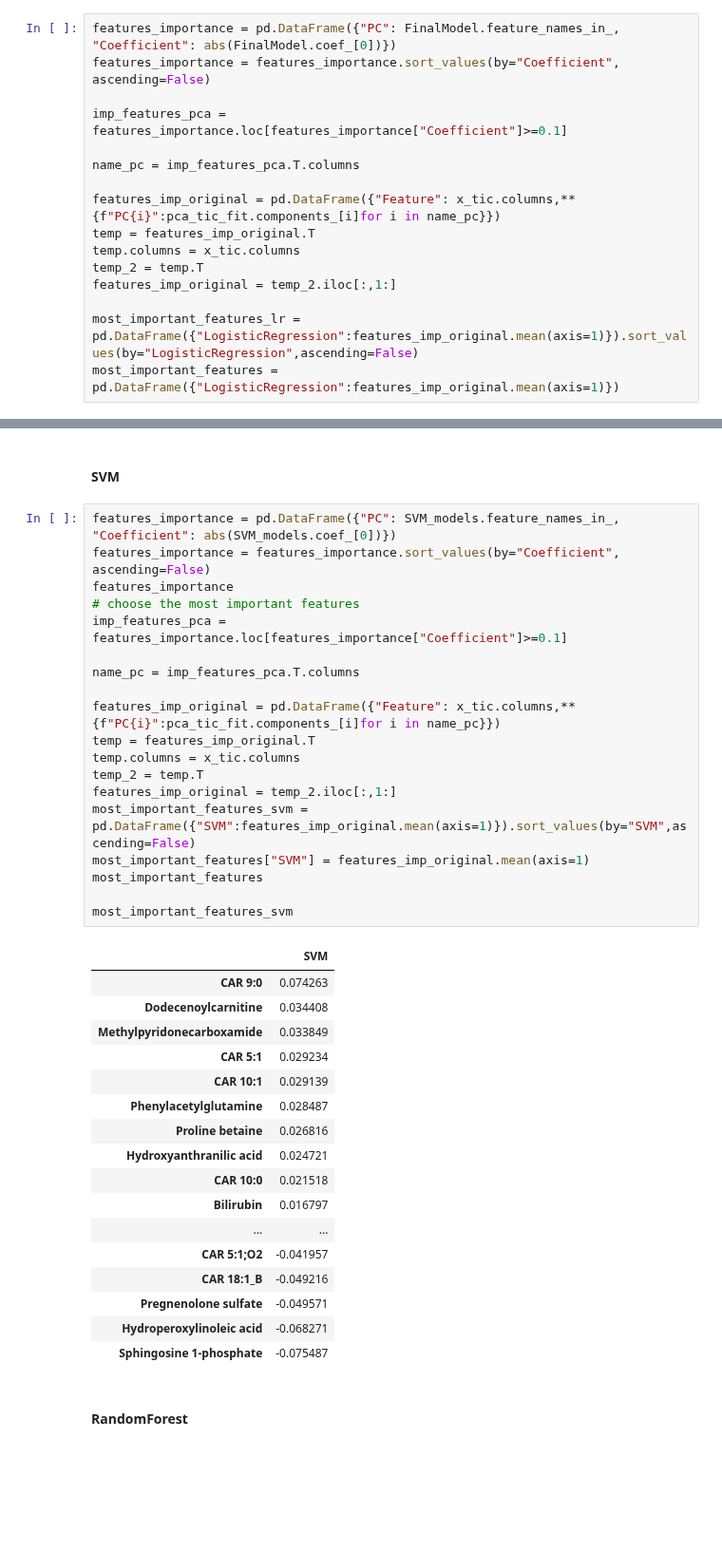
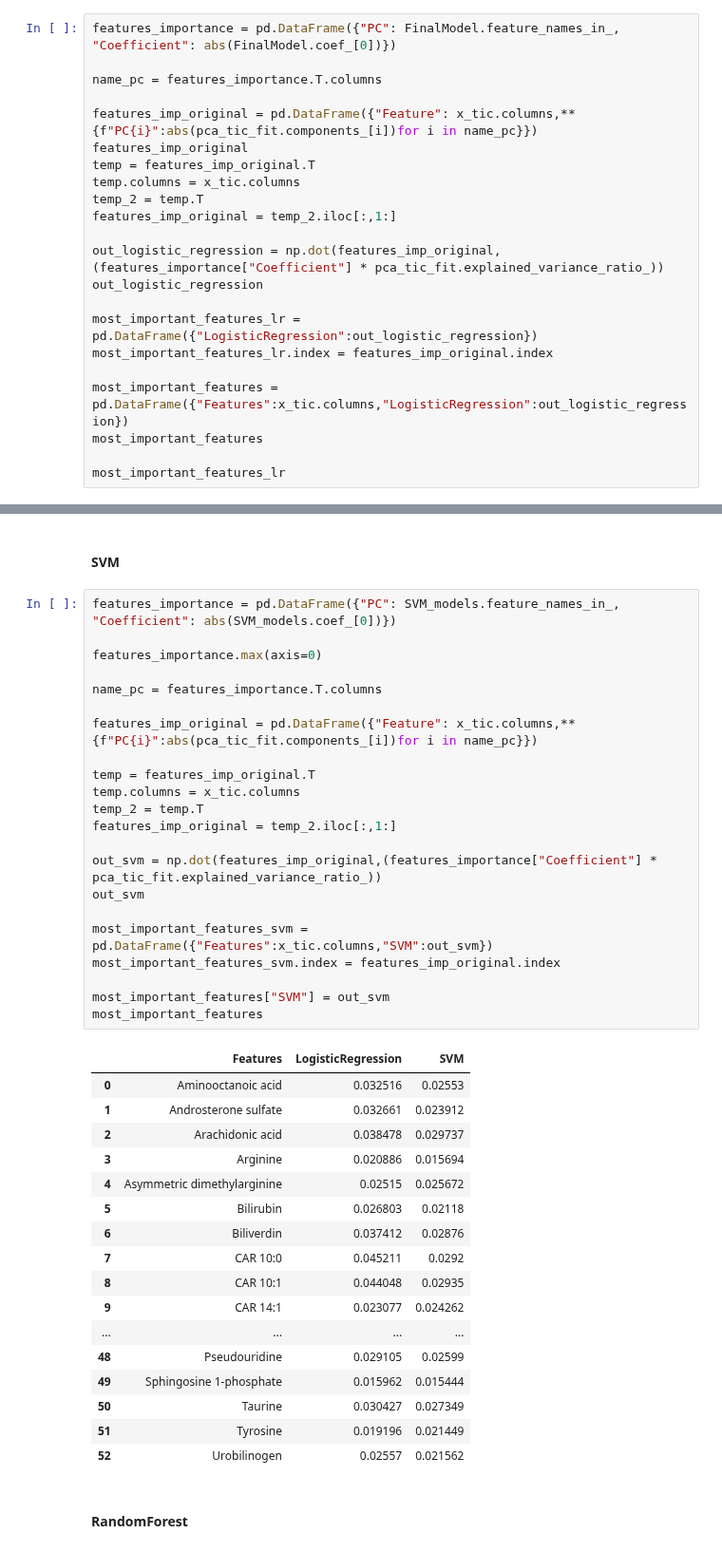
Before and after one commit to Bvs00/AI4ODA_projectwork, a Jupyter notebook: notebook_metaboloma.ipynb, the cells around one changed output, grey strips where cells are left out. Shown at 95% size. Saved outputs shown, nothing was run; the diff lists cells and outputs as text; blank space fills up the shorter version.

Commit message:
risolto bug delle features più importanti

```diff
--- a/notebook_metaboloma.ipynb
+++ b/notebook_metaboloma.ipynb
@@ -437,17 +437,23 @@ RandomForestClassifier(max_depth=22, n_estimators=200, n_jobs=4, random_state=3)
 #### Logistic Regression
 # %%
 features_importance = pd.DataFrame({"PC": FinalModel.feature_names_in_, "Coefficient": abs(FinalModel.coef_[0])})
-features_importance = features_importance.sort_values(by="Coefficient", ascending=False)
 
-imp_features_pca = features_importance.loc[features_importance["Coefficient"]>=0.1]
+name_pc = features_importance.T.columns
 
-name_pc = imp_features_pca.T.columns
-
-features_imp_original = pd.DataFrame({"Feature": x_tic.columns,**{f"PC{i}":pca_tic_fit.components_[i]for i in name_pc}})
+features_imp_original = pd.DataFrame({"Feature": x_tic.columns,**{f"PC{i}":abs(pca_tic_fit.components_[i])for i in name_pc}})
+features_imp_original
 temp = features_imp_original.T
 temp.columns = x_tic.columns
 temp_2 = temp.T
 features_imp_original = temp_2.iloc[:,1:]
 
-most_important_features_lr = pd.DataFrame({"LogisticRegression":features_imp_original.mean(axis=1)}).sort_values(by="LogisticRegression",ascending=False)
-most_important_features = pd.DataFrame({"LogisticRegression":features_imp_original.mean(axis=1)})
+out_logistic_regression = np.dot(features_imp_original,(features_importance["Coefficient"] * pca_tic_fit.explained_variance_ratio_))
+out_logistic_regression
+
+most_important_features_lr = pd.DataFrame({"LogisticRegression":out_logistic_regression})
+most_important_features_lr.index = features_imp_original.index
+
+most_important_features = pd.DataFrame({"Features":x_tic.columns,"LogisticRegression":out_logistic_regression})
+most_important_features
+
+most_important_features_lr
@@ -455,41 +479,44 @@ most_important_features = pd.DataFrame({"LogisticRegression":features_imp_origin
 #### SVM
 # %%
 features_importance = pd.DataFrame({"PC": SVM_models.feature_names_in_, "Coefficient": abs(SVM_models.coef_[0])})
-features_importance = features_importance.sort_values(by="Coefficient", ascending=False)
-features_importance
-# choose the most important features
-imp_features_pca = features_importance.loc[features_importance["Coefficient"]>=0.1]
 
-name_pc = imp_features_pca.T.columns
+features_importance.max(axis=0)
 
-features_imp_original = pd.DataFrame({"Feature": x_tic.columns,**{f"PC{i}":pca_tic_fit.components_[i]for i in name_pc}})
+name_pc = features_importance.T.columns
+
+features_imp_original = pd.DataFrame({"Feature": x_tic.columns,**{f"PC{i}":abs(pca_tic_fit.components_[i])for i in name_pc}})
+
 temp = features_imp_original.T
 temp.columns = x_tic.columns
 temp_2 = temp.T
 features_imp_original = temp_2.iloc[:,1:]
-most_important_features_svm = pd.DataFrame({"SVM":features_imp_original.mean(axis=1)}).sort_values(by="SVM",ascending=False)
-most_important_features["SVM"] = features_imp_original.mean(axis=1)
+
+out_svm = np.dot(features_imp_original,(features_importance["Coefficient"] * pca_tic_fit.explained_variance_ratio_))
+out_svm
+
+most_important_features_svm = pd.DataFrame({"Features":x_tic.columns,"SVM":out_svm})
+most_important_features_svm.index = features_imp_original.index
+
+most_important_features["SVM"] = out_svm
 most_important_features
-
-most_important_features_svm
 # %% [output]
-|  | SVM |
-| CAR 9:0 | 0.074263 |
-| Dodecenoylcarnitine | 0.034408 |
-| Methylpyridonecarboxamide | 0.033849 |
-| CAR 5:1 | 0.029234 |
-| CAR 10:1 | 0.029139 |
-| Phenylacetylglutamine | 0.028487 |
-| Proline betaine | 0.026816 |
-| Hydroxyanthranilic acid | 0.024721 |
-| CAR 10:0 | 0.021518 |
-| Bilirubin | 0.016797 |
-| ... | ... |
-| CAR 5:1;O2 | -0.041957 |
-| CAR 18:1_B | -0.049216 |
-| Pregnenolone sulfate | -0.049571 |
-| Hydroperoxylinoleic acid | -0.068271 |
-| Sphingosine 1-phosphate | -0.075487 |
+|  | Features | LogisticRegression | SVM |
+| 0 | Aminooctanoic acid | 0.032516 | 0.02553 |
+| 1 | Androsterone sulfate | 0.032661 | 0.023912 |
+| 2 | Arachidonic acid | 0.038478 | 0.029737 |
+| 3 | Arginine | 0.020886 | 0.015694 |
+| 4 | Asymmetric dimethylarginine | 0.02515 | 0.025672 |
+| 5 | Bilirubin | 0.026803 | 0.02118 |
+| 6 | Biliverdin | 0.037412 | 0.02876 |
+| 7 | CAR 10:0 | 0.045211 | 0.0292 |
+| 8 | CAR 10:1 | 0.044048 | 0.02935 |
+| 9 | CAR 14:1 | 0.023077 | 0.024262 |
+| ... | ... | ... | ... |
+| 48 | Pseudouridine | 0.029105 | 0.02599 |
+| 49 | Sphingosine 1-phosphate | 0.015962 | 0.015444 |
+| 50 | Taurine | 0.030427 | 0.027349 |
+| 51 | Tyrosine | 0.019196 | 0.021449 |
+| 52 | Urobilinogen | 0.02557 | 0.021562 |
 # %% [markdown]
 #### RandomForest
 # %%
```
Also changed, not shown: parts of 3 cells of this notebook, 2 other files.
